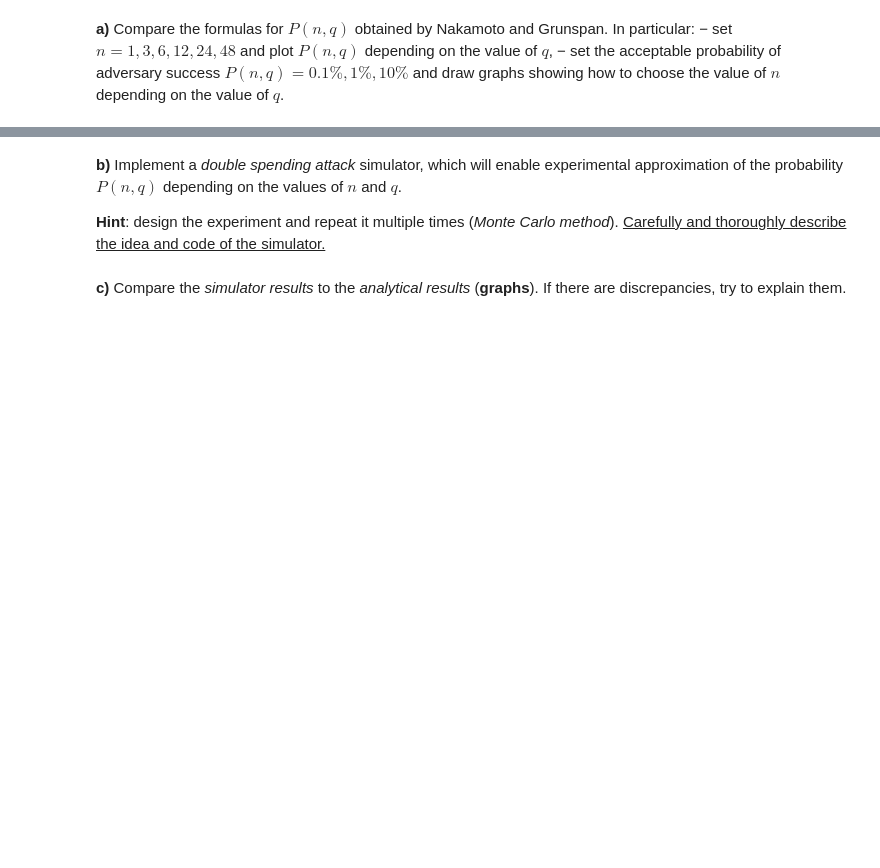
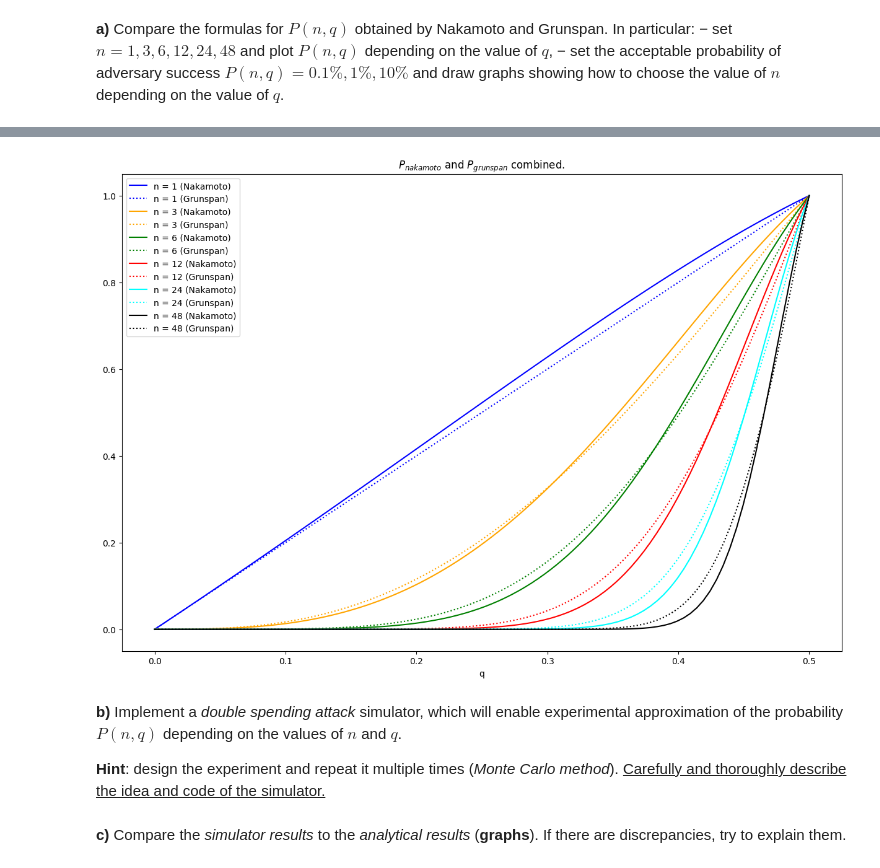
Before and after one commit to GabrielWechta/white_rose, a Jupyter notebook: distributed_algorithms/Labs/list_4/list_4.ipynb, the cells around one changed output, grey strips where cells are left out. Drawn from its saved outputs; the diff is of its cells as text; code cells hidden in the pictures; blank space fills up the shorter version.

```diff
--- a/distributed_algorithms/Labs/list_4/list_4.ipynb
+++ b/distributed_algorithms/Labs/list_4/list_4.ipynb
@@ -61,3 +112,19 @@ $$ = 1 - \sum^{n-1}_{k=0} e^{- \lambda} \frac{\lambda^k}{k!} (1 - q_{n-k}) $$
+# %%
+def subtask_a_combined():
+    colors = ['blue', 'orange', 'green', 'red', 'cyan', 'black']
+    q_linspace = np.linspace(0, 0.5, 100)
+    fig, ax = plt.subplots(figsize=(15, 10))
+    for i, n in enumerate([1, 3, 6, 12, 24, 48]):
+        ax.plot(q_linspace, [P_nakamoto(n, q) for q in q_linspace], label=f'n = {n} (Nakamoto)', color = colors[i], linestyle='solid')
+        ax.plot(q_linspace, [P_grunspan(n, q) for q in q_linspace], label=f'n = {n} (Grunspan)', color = colors[i], linestyle='dotted')
+    ax.set_title(r'$P_{nakamoto}$ and $P_{grunspan}$ combined.')
+    ax.legend()
+    ax.set_xlabel('q')
+    plt.show()
+
+subtask_a_combined()
+# %% [output]
+[figure, added]
 # %% [markdown]
 __b)__ Implement a *double spending attack* simulator, which will enable experimental approximation of the probability $P(n, q)$ depending on the values of $n$ and $q$.
 
```
Also changed, not shown: parts of 9 cells of this notebook.
